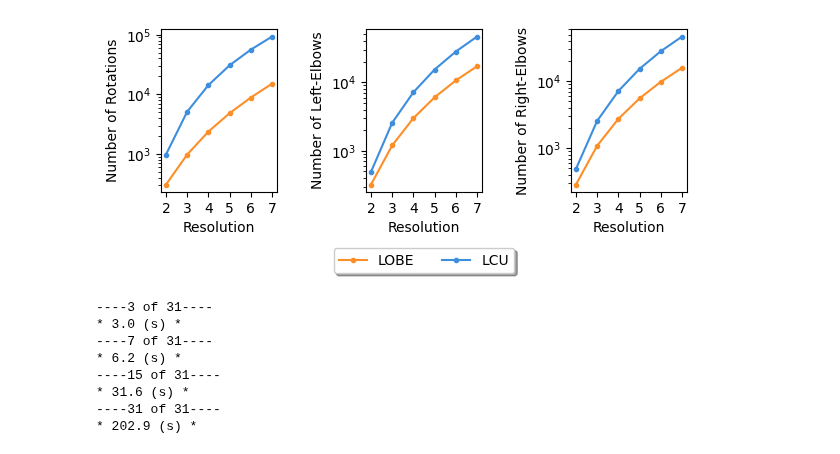
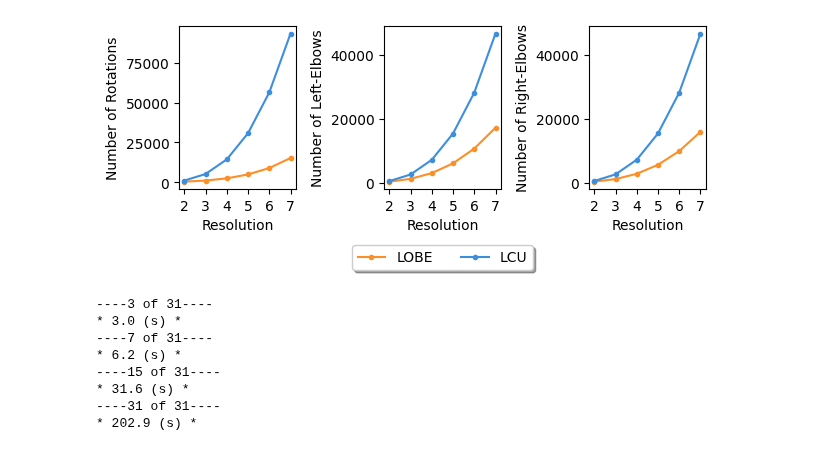
Before and after one commit to Tufts-QIQC/LOBE, a Jupyter notebook: notebooks/Yukawa_LOBE_vs_LCU.ipynb, the cells around one changed output. Drawn from its saved outputs; the diff is of its cells as text; code cells hidden in the pictures.

```diff
--- a/notebooks/Yukawa_LOBE_vs_LCU.ipynb
+++ b/notebooks/Yukawa_LOBE_vs_LCU.ipynb
@@ -161,37 +161,37 @@ nonclifford_rotations_asp = [DATA_POINT["ASP"]["number_of_nonclifford_rotations"
 # axes[0].plot(numbers_of_terms, rotations_usp, color=BLUE, marker='s', alpha = 1)
 # axes[0].plot(numbers_of_terms, rotations_asp, color=ORANGE, marker='.', alpha = 1)
 axes[0].plot(resolutions, nonclifford_rotations_asp, color=ORANGE, marker='.', alpha = 1)
 axes[0].plot(resolutions, LCU_rots_DATA_FOR_FIXED_OMEGA, color=BLUE, marker='.', alpha = 1)
 # axes[0].plot(numbers_of_terms, rotation_upper_bound, color=RED, ls='--', alpha = 1)
 axes[0].set_ylabel("Number of Rotations")
 # axes[0].set_xlabel("Number of Terms ($L$)")
 axes[0].set_xlabel("Resolution")
 
 
 axes[1].plot(resolutions, left_elbows_asp, color=ORANGE, marker='.', alpha = 1, label = 'LOBE')
 axes[1].plot(resolutions, LCU_elbows_DATA_FOR_FIXED_OMEGA, color=BLUE, marker='.', alpha = 1, label = 'LCU')
 # axes[1].plot(numbers_of_terms, elbow_upper_bound, color=RED, ls='--', alpha = 1)
 axes[1].set_ylabel("Number of Left-Elbows")
 axes[1].set_xlabel("Resolution")
 
 axes[2].plot(resolutions, right_elbows_asp, color=ORANGE, marker='.', alpha = 1)
 axes[2].plot(resolutions, LCU_elbows_DATA_FOR_FIXED_OMEGA, color=BLUE, marker='.', alpha = 1)
 # axes[2].plot(numbers_of_terms, elbow_upper_bound, color=RED, ls='--', alpha = 1)
 axes[2].set_ylabel("Number of Right-Elbows")
 axes[2].set_xlabel("Resolution")
 
 plt.tight_layout()
-axes[0].set_yscale('log')
-axes[1].set_yscale('log')
-axes[2].set_yscale('log')
+# axes[0].set_yscale('log')
+# axes[1].set_yscale('log')
+# axes[2].set_yscale('log')
 axes[0].set_xticks(resolutions)
 axes[1].set_xticks(resolutions)
 axes[2].set_xticks(resolutions)
 axes[1].legend(loc='upper center', bbox_to_anchor=(0.5, -0.3),
           fancybox=True, shadow=True, ncol=2)
 plt.savefig("../manuscript/figures/yukawa_hamiltonian_gates_vs_resolution.pdf", dpi=600)
 # %% [output]
-[figure, old version]
+[figure, new version]
 # %%
 fix_res = 4
 
```
Also changed, not shown: parts of 1 cell of this notebook, 2 other files.
